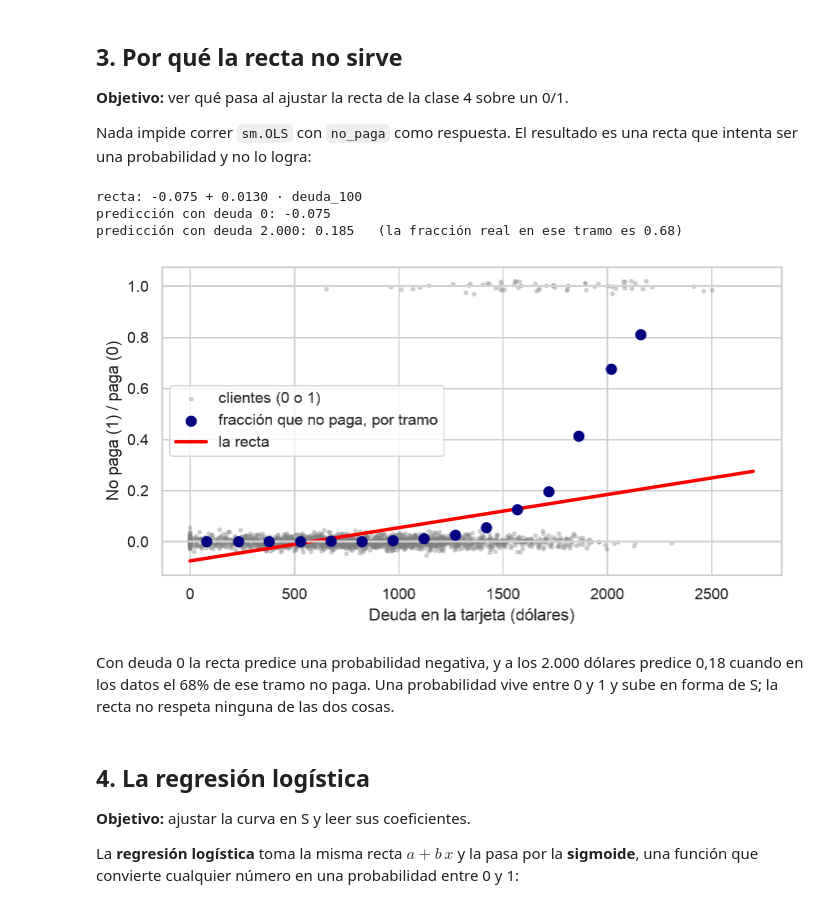
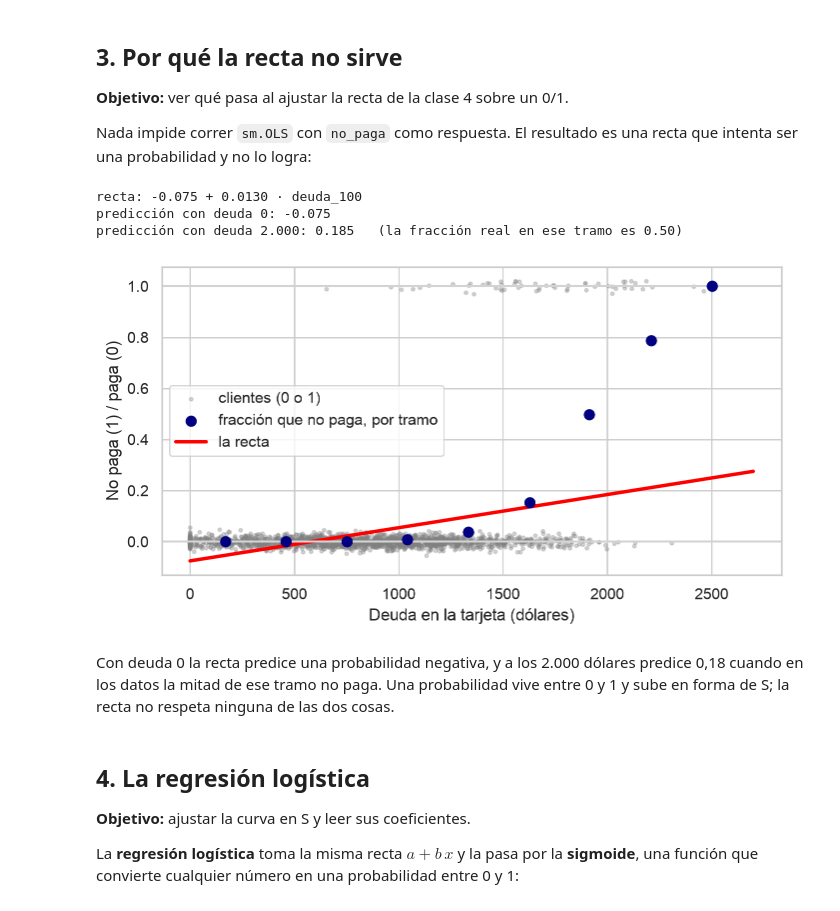
Before and after one commit to daniopitz/diplomado-cdd, a Jupyter notebook: 06_regresion_logistica_colab.ipynb, the cells around one changed output. Cells and saved outputs as stored; diff of their text form; code cells hidden in the pictures.

```diff
--- a/06_regresion_logistica_colab.ipynb
+++ b/06_regresion_logistica_colab.ipynb
@@ -67,8 +67,9 @@ clientes: 10000 | dejaron de pagar: 333 | proporción p = 0.033
 # %% [markdown]
 Lo que queremos es que $p$ dependa de $x$: que la probabilidad de no pagar cambie con la deuda. Primero, los datos: la fracción que no paga, por tramo de deuda.
 # %%
-# pd.cut agrupa la deuda en tramos de 150 dólares; en cada tramo, la media de no_paga es la fracción que no paga
-clientes["tramo"] = pd.cut(clientes["balance"], np.arange(0, 2701, 150))
-por_tramo = clientes.groupby("tramo", observed=True).agg(fraccion=("no_paga", "mean"), n=("no_paga", "size"), deuda=("balance", "mean"))
-por_tramo[por_tramo["n"] >= 20]
+# pd.cut agrupa la deuda en tramos de 300 dólares; en cada tramo se cuenta cuántos clientes hay y cuántos no pagan
+clientes["tramo"] = pd.cut(clientes["balance"], np.arange(0, 2701, 300))
+por_tramo = clientes.groupby("tramo", observed=True).agg(clientes=("no_paga", "size"), no_pagan=("no_paga", "sum"), deuda=("balance", "mean"))
+por_tramo["fraccion"] = por_tramo["no_pagan"] / por_tramo["clientes"]   # la fracción que no paga: la probabilidad estimada en el tramo
+por_tramo
 # %% [output]
@@ -106,25 +101,25 @@ print(f"predicción con deuda 2.000: {a_r + b_r * 20:.3f}   (la fracción real e
 # %% [output]
 recta: -0.075 + 0.0130 · deuda_100
 predicción con deuda 0: -0.075
-predicción con deuda 2.000: 0.185   (la fracción real en ese tramo es 0.68)
+predicción con deuda 2.000: 0.185   (la fracción real en ese tramo es 0.50)
 # %%
-ok = por_tramo[por_tramo["n"] >= 20]
+ok = por_tramo
 grilla = np.linspace(0, 2700, 200)
 
 fig, ax = plt.subplots(figsize=(8, 4))
 muestra = clientes.sample(2000, random_state=1)
 # un poco de ruido vertical para que los 0 y los 1 no se tapen
 ax.scatter(muestra["balance"], muestra["no_paga"] + np.random.default_rng(1).normal(0, 0.015, len(muestra)), s=6, alpha=0.3, color="gray", label="clientes (0 o 1)")
 ax.scatter(ok["deuda"], ok["fraccion"], s=50, color="navy", zorder=5, label="fracción que no paga, por tramo")
 ax.plot(grilla, a_r + b_r * grilla / 100, color="red", lw=2.5, label="la recta")
 ax.axhline(0, color="lightgray"); ax.axhline(1, color="lightgray")
 ax.set(xlabel="Deuda en la tarjeta (dólares)", ylabel="No paga (1) / paga (0)")
 ax.legend()
 plt.show()
 # %% [output]
-[figure, old version]
+[figure, new version]
 # %% [markdown]
-Con deuda 0 la recta predice una probabilidad negativa, y a los 2.000 dólares predice 0,18 cuando en los datos el 68% de ese tramo no paga. Una probabilidad vive entre 0 y 1 y sube en forma de S; la recta no respeta ninguna de las dos cosas.
+Con deuda 0 la recta predice una probabilidad negativa, y a los 2.000 dólares predice 0,18 cuando en los datos la mitad de ese tramo no paga. Una probabilidad vive entre 0 y 1 y sube en forma de S; la recta no respeta ninguna de las dos cosas.
 # %% [markdown]
 ## 4. La regresión logística
 
```
Also changed, not shown: parts of 3 cells of this notebook, 5 other files.
